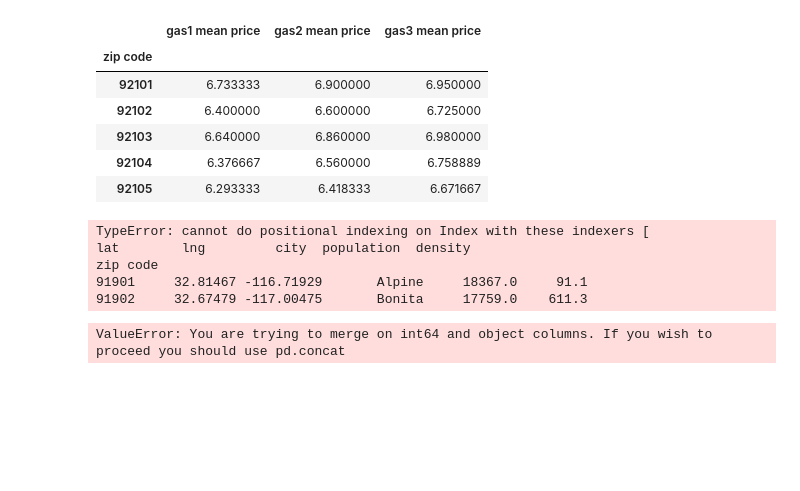
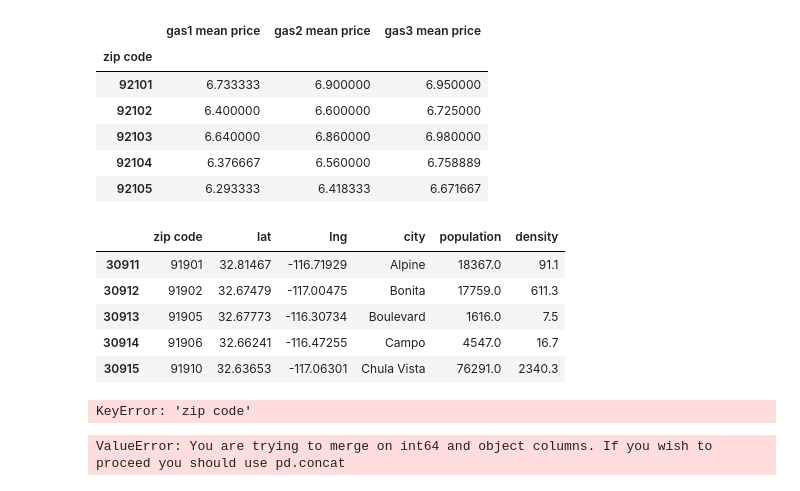
Before and after one commit to Lilnessa/Project1, a Jupyter notebook: gas_prices_zip_code.ipynb, the cells around one changed output. Saved outputs shown, nothing was run; the diff lists cells and outputs as text; code cells hidden in the pictures; blank space fills up the shorter version.

```diff
--- a/gas_prices_zip_code.ipynb
+++ b/gas_prices_zip_code.ipynb
@@ -214,16 +214,25 @@ gas_price_per_zip_avg.head()
 # %%
 # Load in csv with lat, long, population, density
 zip_df = pd.read_csv("Resources/uszips.csv")
 sd_zip_df_unclean = zip_df.loc[zip_df["county_names_all"] == "San Diego", :]
 sd_zip_df_unclean = sd_zip_df_unclean.rename(columns={'zip':'zip code'})
 # Create df of only info we want
 sd_zip_df = sd_zip_df_unclean[['zip code', 'lat', 'lng', 'city', 'population', 'density']]
 sd_zip_df = pd.DataFrame(sd_zip_df)
-sd_zip_df = sd_zip_df.set_index('zip code')
-sd_zip_df.head(sd_zip_df)
+
+sd_zip_df.head()
 # %% [output]
-TypeError: cannot do positional indexing on Index with these indexers [               lat        lng         city  population  density
-zip code
-91901     32.81467 -116.71929       Alpine     18367.0     91.1
-91902     32.67479 -117.00475       Bonita     17759.0    611.3
+|  | zip code | lat | lng | city | population | density |
+| 30911 | 91901 | 32.81467 | -116.71929 | Alpine | 18367.0 | 91.1 |
+| 30912 | 91902 | 32.67479 | -117.00475 | Bonita | 17759.0 | 611.3 |
+| 30913 | 91905 | 32.67773 | -116.30734 | Boulevard | 1616.0 | 7.5 |
+| 30914 | 91906 | 32.66241 | -116.47255 | Campo | 4547.0 | 16.7 |
+| 30915 | 91910 | 32.63653 | -117.06301 | Chula Vista | 76291.0 | 2340.3 |
+# %%
+# Making sure zip in all dfs are string types
+sd_zip_df['zip code'] = sd_zip_df['zip code'].astype(str)
+gas_price_per_zip_avg['zip code'] = gas_price_per_zip_avg['zip code'].astype(str)
+SD_median_income['zip code'] = SD_median_income['zip code'].astype(str)
+# %% [output]
+KeyError: 'zip code'
 # %%
```
Also changed, not shown: parts of 1 cell of this notebook.
